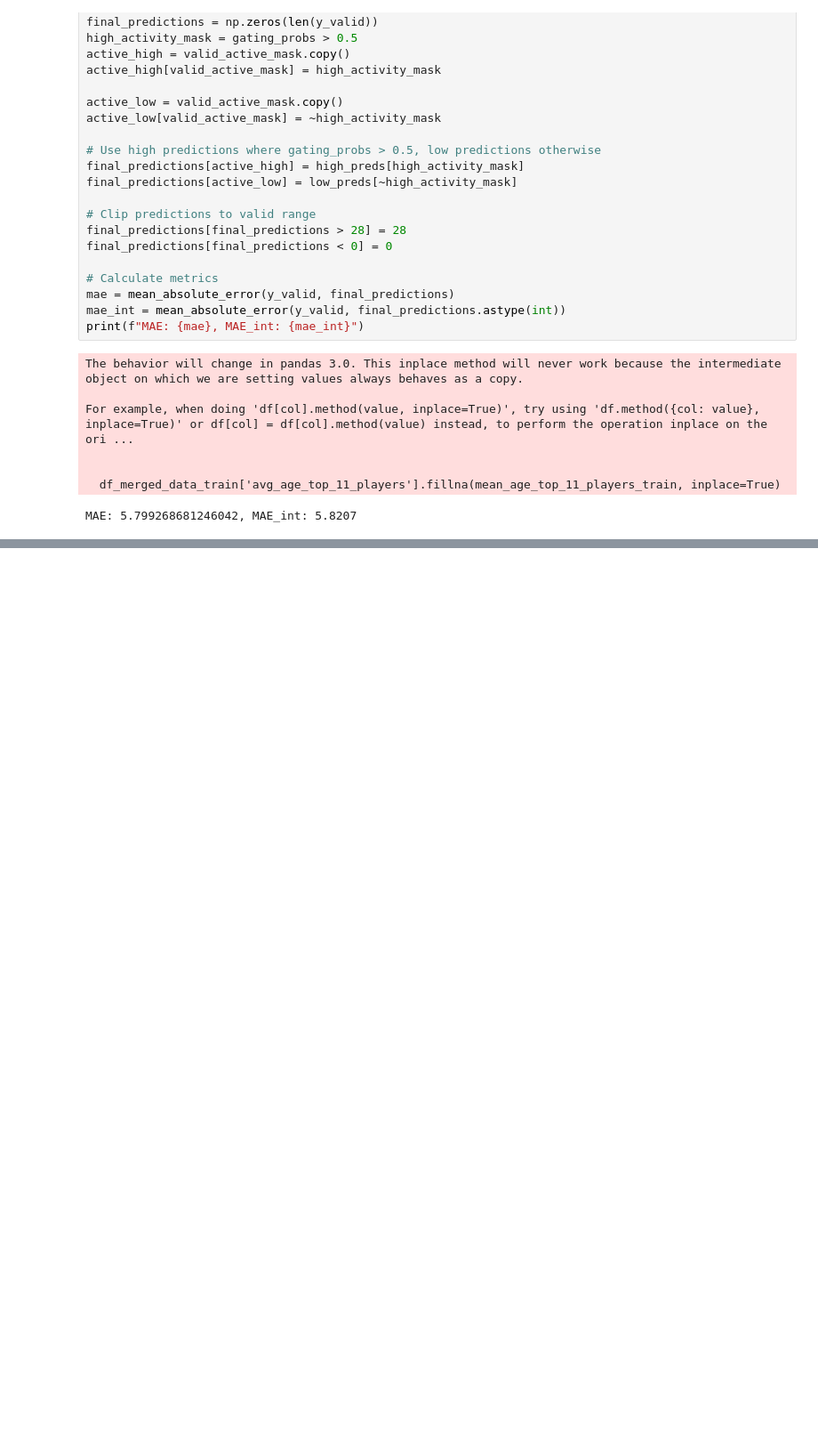
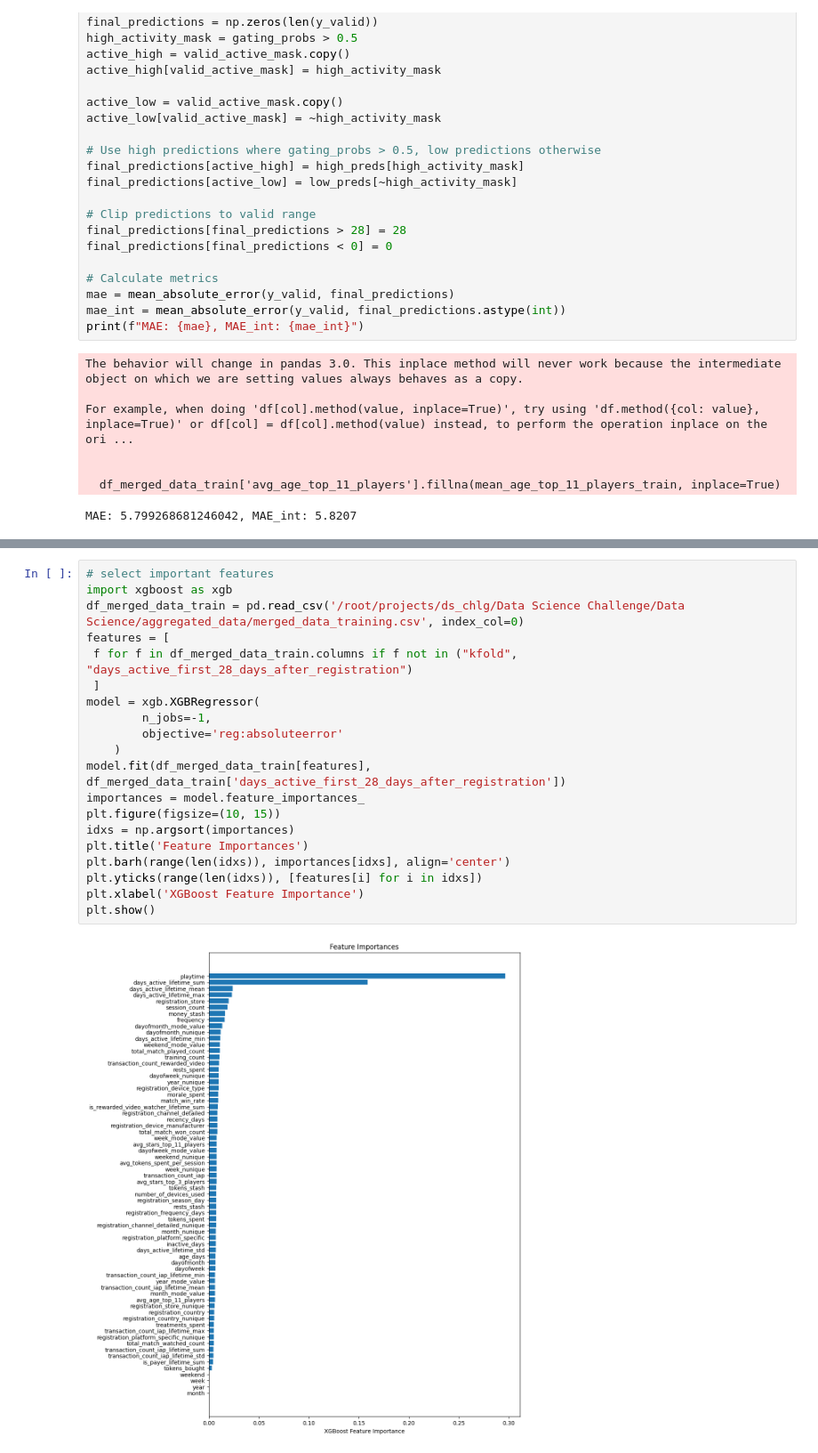
Before and after one commit to aleksstan96/DS_Challenge, a Jupyter notebook: notebooks/eda.ipynb, the cells around one changed output, grey strips where cells are left out. Shown at 89% size. Saved outputs shown, nothing was run; the diff lists cells and outputs as text; blank space fills up the shorter version.

```diff
--- a/notebooks/eda.ipynb
+++ b/notebooks/eda.ipynb
@@ -1372,0 +1130,22 @@ plt.show()
+# %%
+# select important features
+import xgboost as xgb
+df_merged_data_train = pd.read_csv('/root/projects/ds_chlg/Data Science Challenge/Data Science/aggregated_data/merged_data_training.csv', index_col=0)
+features = [
+ f for f in df_merged_data_train.columns if f not in ("kfold", "days_active_first_28_days_after_registration")
+ ]
+model = xgb.XGBRegressor(
+        n_jobs=-1,
+        objective='reg:absoluteerror'
+    )
+model.fit(df_merged_data_train[features], df_merged_data_train['days_active_first_28_days_after_registration'])
+importances = model.feature_importances_
+plt.figure(figsize=(10, 15))
+idxs = np.argsort(importances)
+plt.title('Feature Importances')
+plt.barh(range(len(idxs)), importances[idxs], align='center')
+plt.yticks(range(len(idxs)), [features[i] for i in idxs])
+plt.xlabel('XGBoost Feature Importance')
+plt.show()
+# %% [output]
+[figure, added]
```
Also changed, not shown: parts of 35 cells of this notebook, 7 other files.
